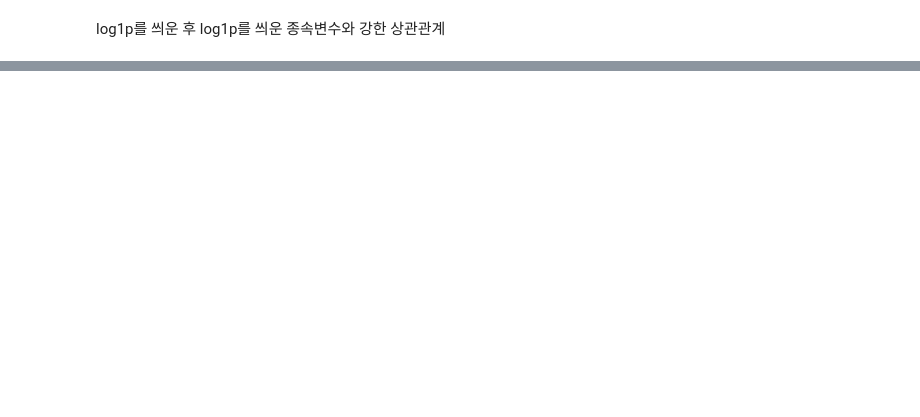
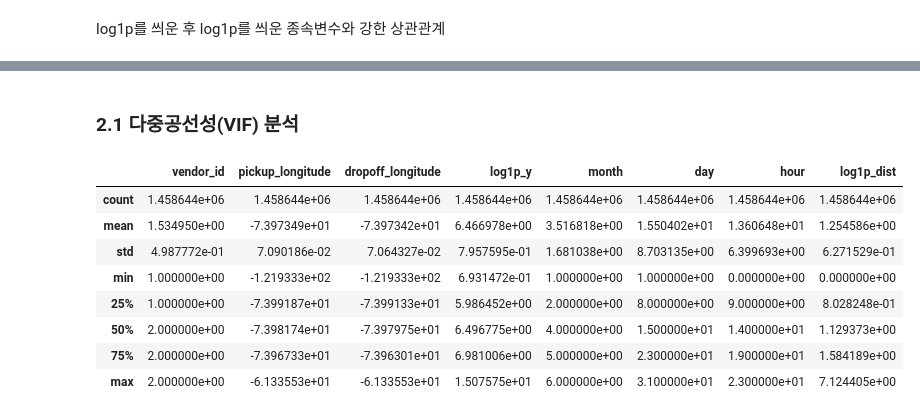
Before and after one commit to KANG91/dss-project-taxi, a Jupyter notebook: Kang/after_project_EDA.ipynb, the cells around one changed output, grey strips where cells are left out. Drawn from its saved outputs; the diff is of its cells as text; code cells hidden in the pictures; blank space fills up the shorter version.

```diff
--- a/Kang/after_project_EDA.ipynb
+++ b/Kang/after_project_EDA.ipynb
@@ -396,0 +318,19 @@ print("정량적 변수(Numerical Features)       : \n",list(cor_numerical_cols)
+# %% [markdown]
+### 2.1 다중공선성(VIF) 분석
+# %%
+#선택한 데이터 이외 데이터 제거
+feature = ["log1p_dist", "pickup_longitude", "dropoff_longitude", "month", "hour", "day", "vendor_id", "log1p_y"]
+not_feature = [column for column in train.columns if column not in feature]
+feature_a = train.drop(columns = not_feature)
+# %%
+feature_a.describe()
+# %% [output]
+|  | vendor_id | pickup_longitude | dropoff_longitude | log1p_y | month | day | hour | log1p_dist |
+| count | 1.458644e+06 | 1.458644e+06 | 1.458644e+06 | 1.458644e+06 | 1.458644e+06 | 1.458644e+06 | 1.458644e+06 | 1.458644e+06 |
+| mean | 1.534950e+00 | -7.397349e+01 | -7.397342e+01 | 6.466978e+00 | 3.516818e+00 | 1.550402e+01 | 1.360648e+01 | 1.254586e+00 |
+| std | 4.987772e-01 | 7.090186e-02 | 7.064327e-02 | 7.957595e-01 | 1.681038e+00 | 8.703135e+00 | 6.399693e+00 | 6.271529e-01 |
+| min | 1.000000e+00 | -1.219333e+02 | -1.219333e+02 | 6.931472e-01 | 1.000000e+00 | 1.000000e+00 | 0.000000e+00 | 0.000000e+00 |
+| 25% | 1.000000e+00 | -7.399187e+01 | -7.399133e+01 | 5.986452e+00 | 2.000000e+00 | 8.000000e+00 | 9.000000e+00 | 8.028248e-01 |
+| 50% | 2.000000e+00 | -7.398174e+01 | -7.397975e+01 | 6.496775e+00 | 4.000000e+00 | 1.500000e+01 | 1.400000e+01 | 1.129373e+00 |
+| 75% | 2.000000e+00 | -7.396733e+01 | -7.396301e+01 | 6.981006e+00 | 5.000000e+00 | 2.300000e+01 | 1.900000e+01 | 1.584189e+00 |
+| max | 2.000000e+00 | -6.133553e+01 | -6.133553e+01 | 1.507575e+01 | 6.000000e+00 | 3.100000e+01 | 2.300000e+01 | 7.124405e+00 |
```
Also changed, not shown: parts of 50 cells of this notebook, 1 other file.
